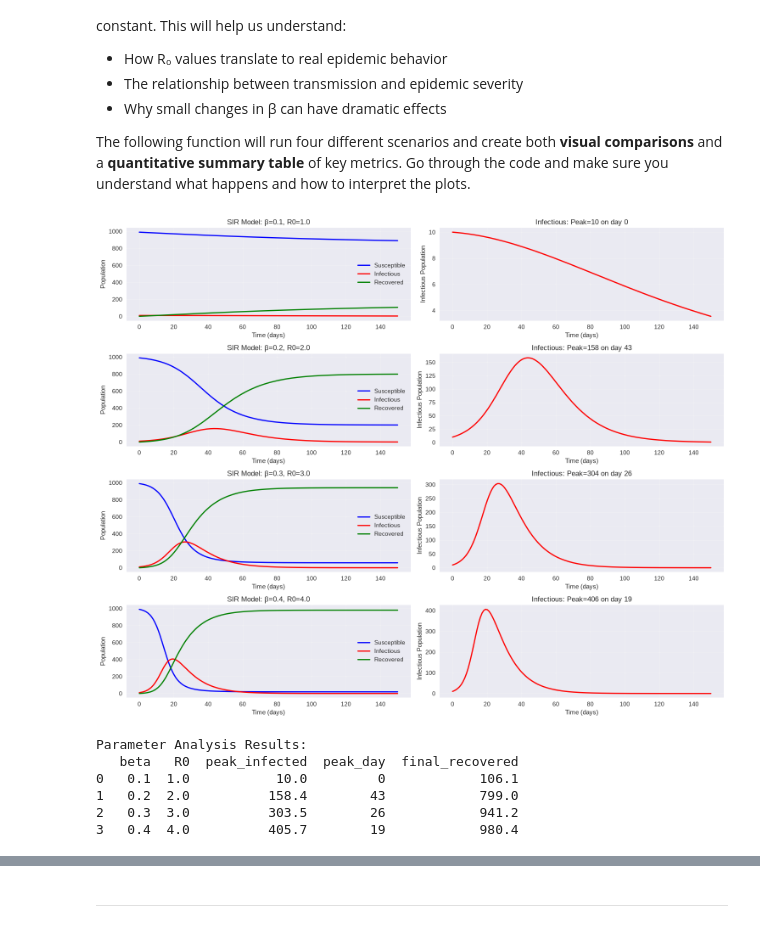
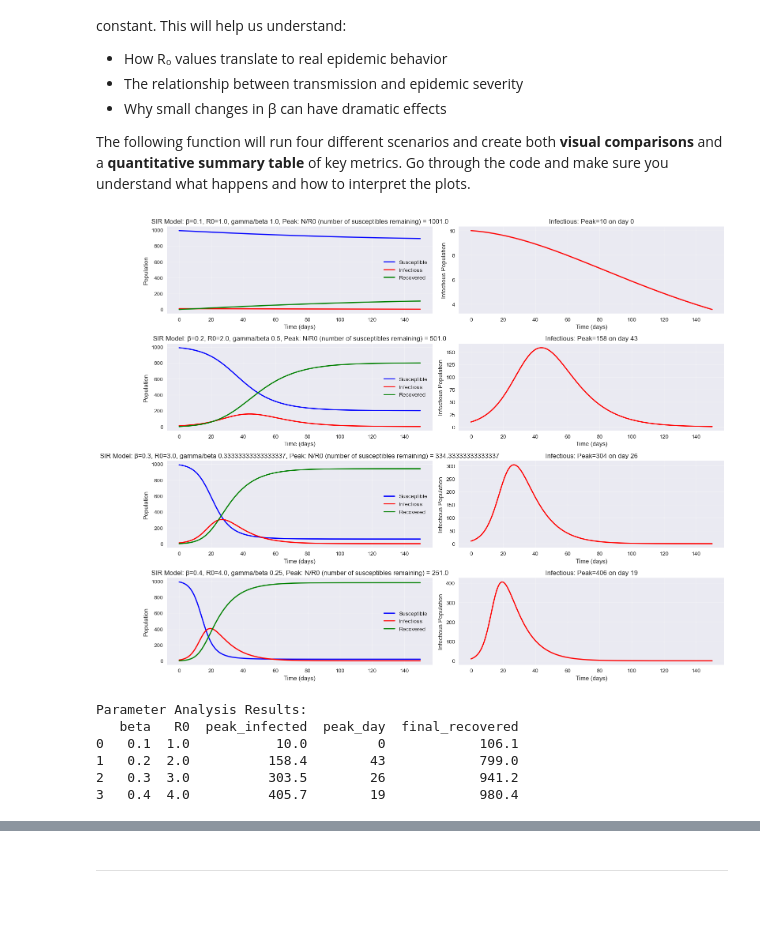
Before and after one commit to Frank03Lambert/MSMBS-Group07, a Jupyter notebook: Assignment1/KEN3170-SIR_Practical_Starter.ipynb, the cells around one changed output, grey strips where cells are left out. Cells and saved outputs as stored; diff of their text form; code cells hidden in the pictures.

```diff
--- a/Assignment1/KEN3170-SIR_Practical_Starter.ipynb
+++ b/Assignment1/KEN3170-SIR_Practical_Starter.ipynb
@@ -168,8 +168,8 @@ def run_sir_simulation(beta, gamma, N=1000, I0=10, days=150):
 ##############################################
 # Test your simulation function
 ##############################################
-beta = 0.25
-gamma = 0.2
+beta = 0.3
+gamma = 0.1
 
 print(f"Running SIR simulation with β={beta}, γ={gamma}")
 print(f"R0 = {beta/gamma:.2f}")
@@ -181,6 +181,6 @@ peak_infected = np.max(I)
 peak_day = np.argmax(I)
 final_recovered = R[-1]
 
-print(f"Peak infections: {peak_infected:.0f} on day {peak_day}")
+print(f"Peak infections: {peak_infected:.0f} on day {peak_day}, gamma/beta {gamma/beta}, Peak: N/R0 (number of susceptibles remaining) = {1000/(beta/gamma)}")
 print(f"Final recovered: {final_recovered:.0f}")
 # %% [output]
@@ -247,35 +247,35 @@ def compare_transmission_rates():
             'final_recovered': final_recovered
         })
 
         # Left subplot: Full SIR model
         axes[i, 0].plot(t, S, 'b-', label='Susceptible', linewidth=2)
         axes[i, 0].plot(t, I, 'r-', label='Infectious', linewidth=2)
         axes[i, 0].plot(t, R, 'g-', label='Recovered', linewidth=2)
-        axes[i, 0].set_title(f'SIR Model: β={beta}, R0={R0:.1f}')
+        axes[i, 0].set_title(f'SIR Model: β={beta}, R0={R0:.1f}, gamma/beta {gamma/beta}, Peak: (number of susceptibles remaining, N/R0) = {(S0 + I0 + R0)/(beta/gamma)}')
         axes[i, 0].set_xlabel('Time (days)')
         axes[i, 0].set_ylabel('Population')
         axes[i, 0].legend()
         axes[i, 0].grid(True, alpha=0.3)
 
         # Right subplot: Focus on infectious curve
         axes[i, 1].plot(t, I, 'r-', linewidth=2)
         axes[i, 1].set_title(f'Infectious: Peak={peak_infected:.0f} on day {peak_day}')
         axes[i, 1].set_xlabel('Time (days)')
         axes[i, 1].set_ylabel('Infectious Population')
         axes[i, 1].grid(True, alpha=0.3)
 
     plt.tight_layout()
     plt.show()
 
     results_df = pd.DataFrame(results)
     print("Parameter Analysis Results:")
     print(results_df.round(1))
 
     return results_df
 
 results = compare_transmission_rates()
 # %% [output]
-[figure, old version]
+[figure, new version]
 Parameter Analysis Results:
    beta   R0  peak_infected  peak_day  final_recovered
 0   0.1  1.0           10.0         0            106.1
```
Also changed, not shown: parts of 12 cells of this notebook.
